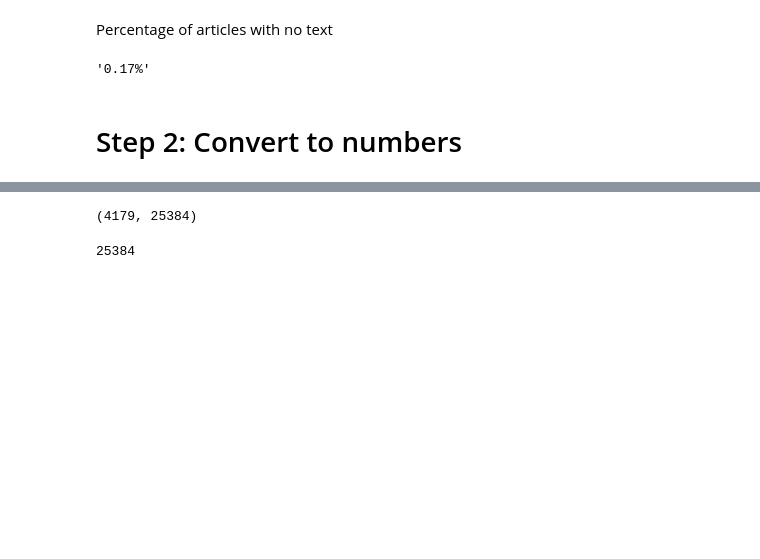
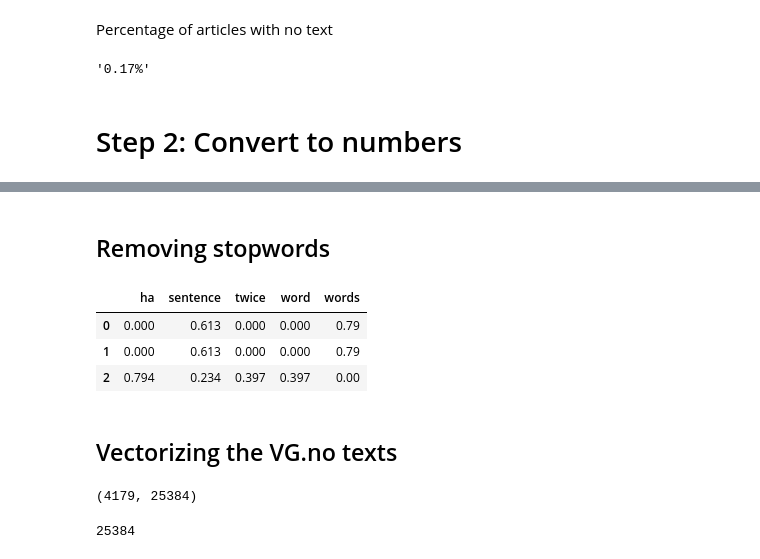
Before and after one commit to peterts/osloturen-2019, a Jupyter notebook: Build Model.ipynb, the cells around one changed output, grey strips where cells are left out. Drawn from its saved outputs; the diff is of its cells as text; code cells hidden in the pictures; blank space fills up the shorter version.

```diff
--- a/Build Model.ipynb
+++ b/Build Model.ipynb
@@ -137,0 +190,13 @@ from sklearn.feature_extraction.text import CountVectorizer
+# %% [markdown]
+## Removing stopwords
+# %%
+vec = TfidfVectorizer(stop_words="english")
+X = vec.fit_transform(texts)
+get_features_as_df(X, vec)
+# %% [output]
+|  | ha | sentence | twice | word | words |
+| 0 | 0.000 | 0.613 | 0.000 | 0.000 | 0.79 |
+| 1 | 0.000 | 0.613 | 0.000 | 0.000 | 0.79 |
+| 2 | 0.794 | 0.234 | 0.397 | 0.397 | 0.00 |
+# %% [markdown]
+## Vectorizing the  VG.no texts
```
Also changed, not shown: parts of 12 cells of this notebook.
